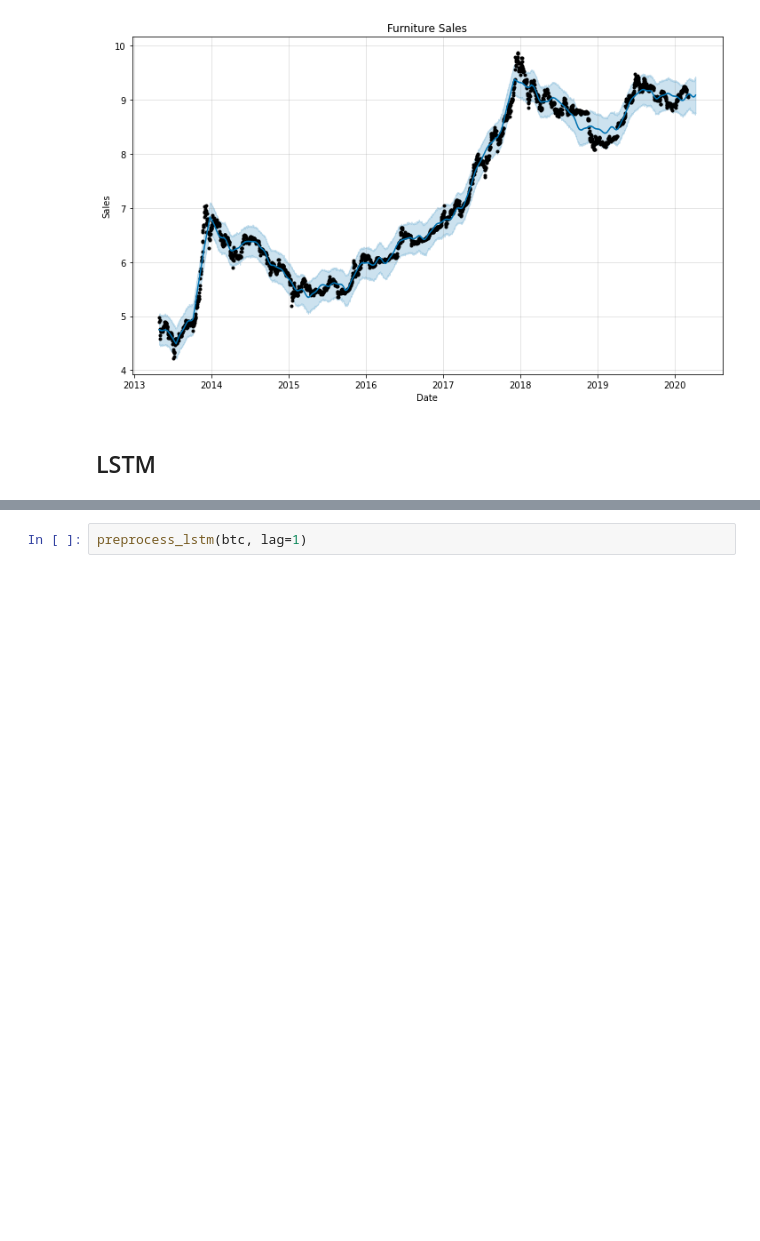
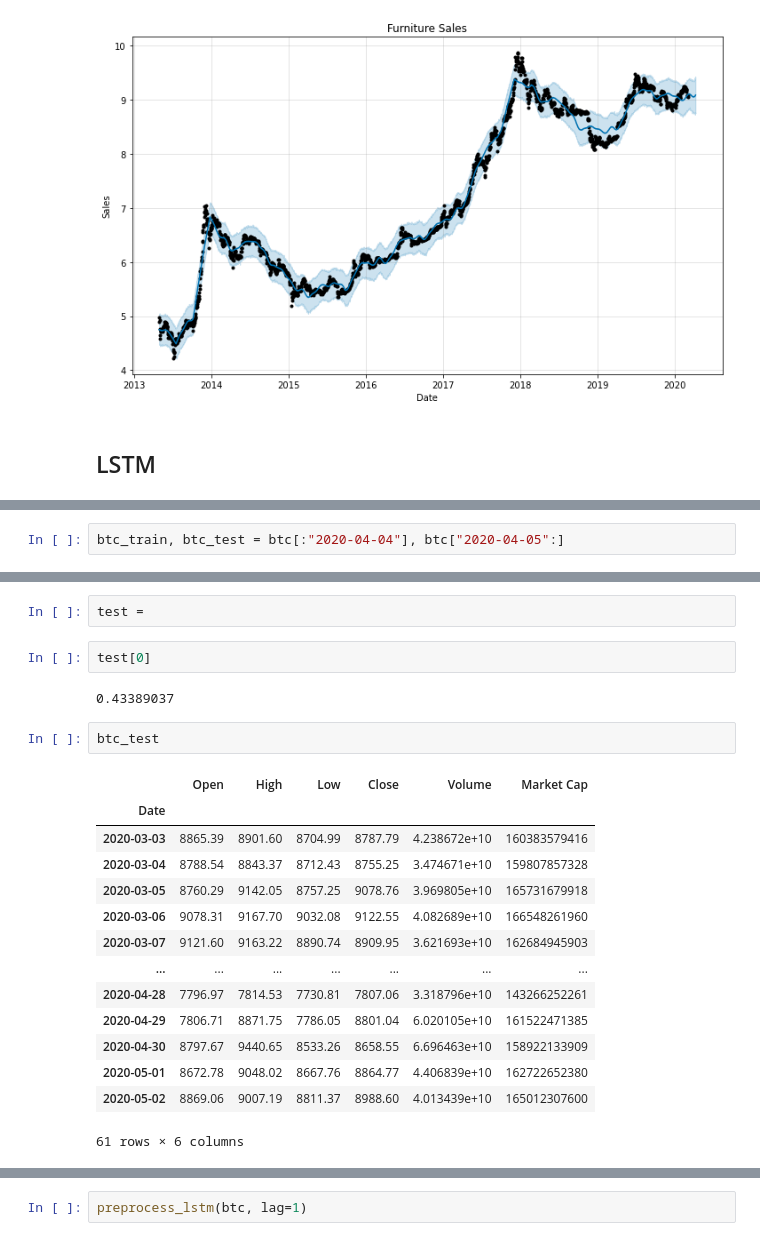
Before and after one commit to rajeevpanwar/Bitcoin-Heist-of-the-Century, a Jupyter notebook: corey_timeseries_exact.ipynb, the cells around one changed output, grey strips where cells are left out. Drawn from its saved outputs; the diff is of its cells as text; blank space fills up the shorter version.

```diff
--- a/corey_timeseries_exact.ipynb
+++ b/corey_timeseries_exact.ipynb
@@ -321 +328,3 @@ RangeIndex(start=0, stop=2562, step=1)
+# %%
+btc_train, btc_test = btc[:"2020-04-04"], btc["2020-04-05":]
 # %%
@@ -360,0 +389,23 @@ array([[[0.45004112, 0.45060957],
+# %%
+test =
+# %%
+test[0]
+# %% [output]
+0.43389037
+# %%
+btc_test
+# %% [output]
+|  | Open | High | Low | Close | Volume | Market Cap |
+| Date |  |  |  |  |  |  |
+| 2020-03-03 | 8865.39 | 8901.60 | 8704.99 | 8787.79 | 4.238672e+10 | 160383579416 |
+| 2020-03-04 | 8788.54 | 8843.37 | 8712.43 | 8755.25 | 3.474671e+10 | 159807857328 |
+| 2020-03-05 | 8760.29 | 9142.05 | 8757.25 | 9078.76 | 3.969805e+10 | 165731679918 |
+| 2020-03-06 | 9078.31 | 9167.70 | 9032.08 | 9122.55 | 4.082689e+10 | 166548261960 |
+| 2020-03-07 | 9121.60 | 9163.22 | 8890.74 | 8909.95 | 3.621693e+10 | 162684945903 |
+| ... | ... | ... | ... | ... | ... | ... |
+| 2020-04-28 | 7796.97 | 7814.53 | 7730.81 | 7807.06 | 3.318796e+10 | 143266252261 |
+| 2020-04-29 | 7806.71 | 8871.75 | 7786.05 | 8801.04 | 6.020105e+10 | 161522471385 |
+| 2020-04-30 | 8797.67 | 9440.65 | 8533.26 | 8658.55 | 6.696463e+10 | 158922133909 |
+| 2020-05-01 | 8672.78 | 9048.02 | 8667.76 | 8864.77 | 4.406839e+10 | 162722652380 |
+| 2020-05-02 | 8869.06 | 9007.19 | 8811.37 | 8988.60 | 4.013439e+10 | 165012307600 |
+61 rows × 6 columns
```
Also changed, not shown: parts of 20 cells of this notebook, 6 other files.
